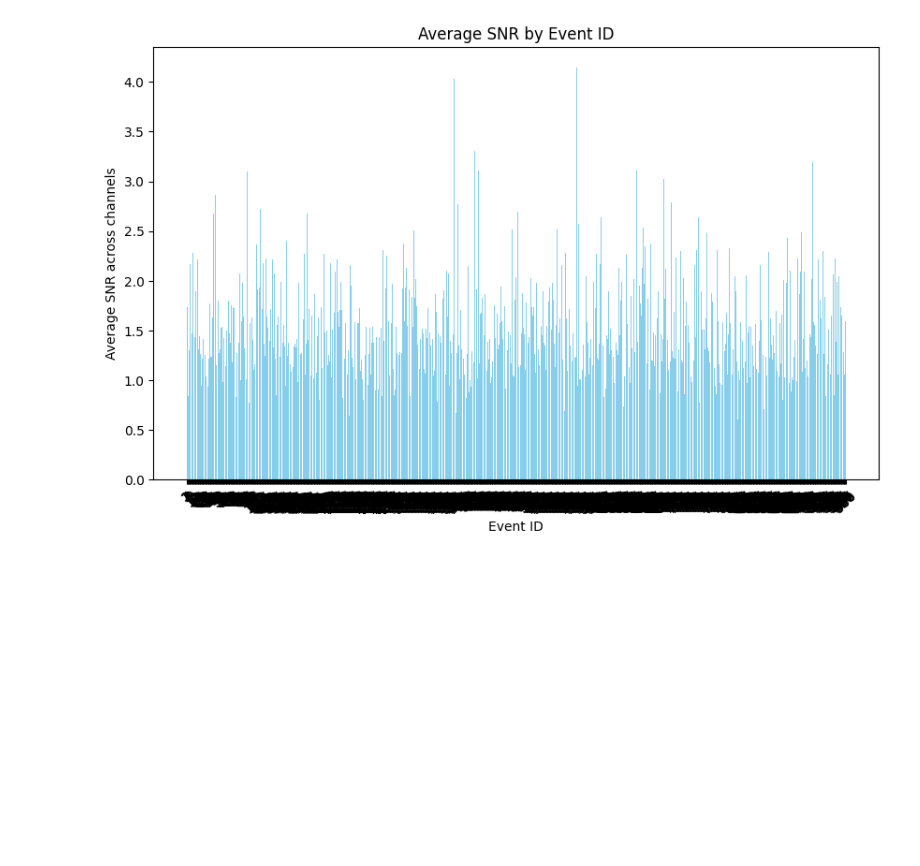
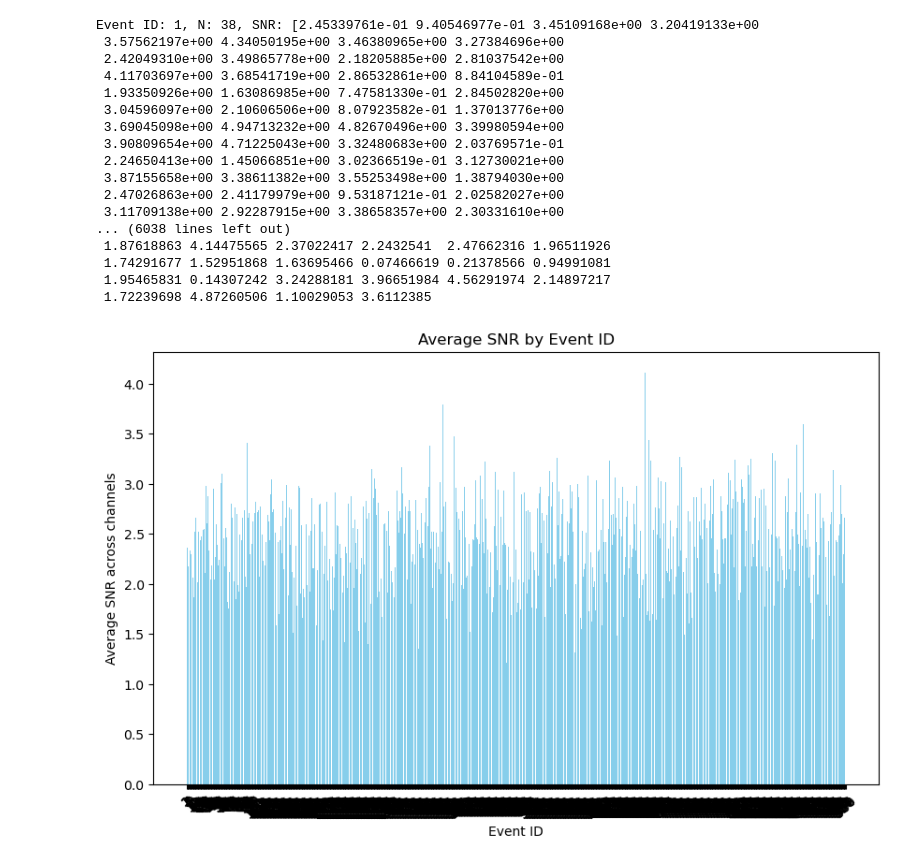
Before and after one commit to Alljoined/alljoined_preprocessing, a Jupyter notebook: snr/snr-sme.ipynb, the cells around one changed output. Cells and saved outputs as stored; diff of their text form; code cells hidden in the pictures; blank space fills up the shorter version.

Commit message:
updated snr/sme to average across more sessions

```diff
--- a/snr/snr-sme.ipynb
+++ b/snr/snr-sme.ipynb
@@ -3,7 +3,3 @@ import os
 import mne
 import numpy as np
 import matplotlib.pyplot as plt
-# %%
-processed_fif_file = 'subj04_session2_epo.fif'
-processed_fif_path = os.path.join('..', 'eeg_data', 'final_eeg', '05_125', processed_fif_file)
-epochs = mne.read_epochs(processed_fif_path)
@@ -18,0 +6,17 @@ No baseline correction applied
+# %%
+# Path to the directory containing .fif files
+fif_dir = os.path.join('..', 'eeg_data', 'final_eeg', '05_125')
+
+# List all .fif files in the directory
+fif_files = [f for f in os.listdir(fif_dir) if f.endswith('.fif')]
+
+# Initialize an empty list to hold epochs from all files
+all_epochs = []
+
+for fif_file in fif_files:
+    processed_fif_path = os.path.join(fif_dir, fif_file)
+    epochs = mne.read_epochs(processed_fif_path, preload=True)
+    all_epochs.append(epochs)
+
+# Concatenate epochs from all files
+concatenated_epochs = mne.concatenate_epochs(all_epochs)
@@ -20,13 +42,13 @@ No baseline correction applied
 # Define the time window in seconds
 tmin, tmax = 0.1, 0.3
 
-# We will calculate SNR for each unique event in the epochs
-event_ids = epochs.event_id
+# We will calculate SNR for each unique event in the concatenated epochs
+event_ids = concatenated_epochs.event_id
 snr_results = {}
 
 for event_id, _ in event_ids.items():
     # Select epochs for the current event_id
-    epochs_specific = epochs[event_id]
+    epochs_specific = concatenated_epochs[event_id]
 
     # Get data and times, restrict to the time window of interest
     data = epochs_specific.get_data(picks='eeg')  # shape: (n_epochs, n_channels, n_times)
@@ -34,7 +56,7 @@ for event_id, _ in event_ids.items():
     time_window_mask = (times >= tmin) & (times <= tmax)
 
     # Calculate mean amplitude in the specified time window for each epoch
-    mean_amplitudes = data[:, :, time_window_mask].mean(axis=2)  # shape: (n_epochs, n_channels)
+    mean_amplitudes = data[:, :, time_window_mask].mean(axis=2)
 
     # Calculate the average ERP waveform (signal) across epochs for the event_id
     signal = mean_amplitudes.mean(axis=0)
@@ -47,31 +69,51 @@ for event_id, _ in event_ids.items():
 
     # Calculate the Simple Measurement Error (SME) for each channel
     SME = sd / np.sqrt(N)
 
     # Calculate SNR for each channel
     SNR = np.abs(signal) / SME
 
     # Store the results
     snr_results[event_id] = SNR
+
+
+    print(f"Event ID: {event_id}, N: {N}, SNR: {SNR}, SME: {SME}")
 
 # Optionally, print the SME for each event_id (and each channel, if you wish)
 # for event_id, SME in sme_results.items():
 #     print(f"Event ID: {event_id}")
 #     for i, sme_value in enumerate(SME):
 #         print(f"  Channel {i+1}: SME = {sme_value}")
 
 # Plotting SNR for a representative channel or average over channels, if preferred
 # For simplicity, let's plot the average SNR across channels for each event ID
 average_snr_per_event = {event_id: np.mean(SNR) for event_id, SNR in snr_results.items()}
 events = list(average_snr_per_event.keys())
 average_snr_values = list(average_snr_per_event.values())
 
 plt.figure(figsize=(10, 6))
 plt.bar(events, average_snr_values, color='skyblue')
 plt.xlabel('Event ID')
 plt.ylabel('Average SNR across channels')
 plt.title('Average SNR by Event ID')
 plt.xticks(rotation=45)
 plt.show()
 # %% [output]
+Event ID: 1, N: 38, SNR: [2.45339761e-01 9.40546977e-01 3.45109168e+00 3.20419133e+00
+ 3.57562197e+00 4.34050195e+00 3.46380965e+00 3.27384696e+00
+ 2.42049310e+00 3.49865778e+00 2.18205885e+00 2.81037542e+00
+ 4.11703697e+00 3.68541719e+00 2.86532861e+00 8.84104589e-01
+ 1.93350926e+00 1.63086985e+00 7.47581330e-01 2.84502820e+00
+ 3.04596097e+00 2.10606506e+00 8.07923582e-01 1.37013776e+00
+ 3.69045098e+00 4.94713232e+00 4.82670496e+00 3.39980594e+00
+ 3.90809654e+00 4.71225043e+00 3.32480683e+00 2.03769571e-01
+ 2.24650413e+00 1.45066851e+00 3.02366519e-01 3.12730021e+00
+ 3.87155658e+00 3.38611382e+00 3.55253498e+00 1.38794030e+00
+ 2.47026863e+00 2.41179979e+00 9.53187121e-01 2.02582027e+00
+ 3.11709138e+00 2.92287915e+00 3.38658357e+00 2.30331610e+00
+... (6038 lines left out)
+ 1.87618863 4.14475565 2.37022417 2.2432541  2.47662316 1.96511926
+ 1.74291677 1.52951868 1.63695466 0.07466619 0.21378566 0.94991081
+ 1.95465831 0.14307242 3.24288181 3.96651984 4.56291974 2.14897217
+ 1.72239698 4.87260506 1.10029053 3.6112385
-[figure, old version]
+[figure, new version]
```
Also changed, not shown: parts of 2 cells of this notebook, 1 other file.
